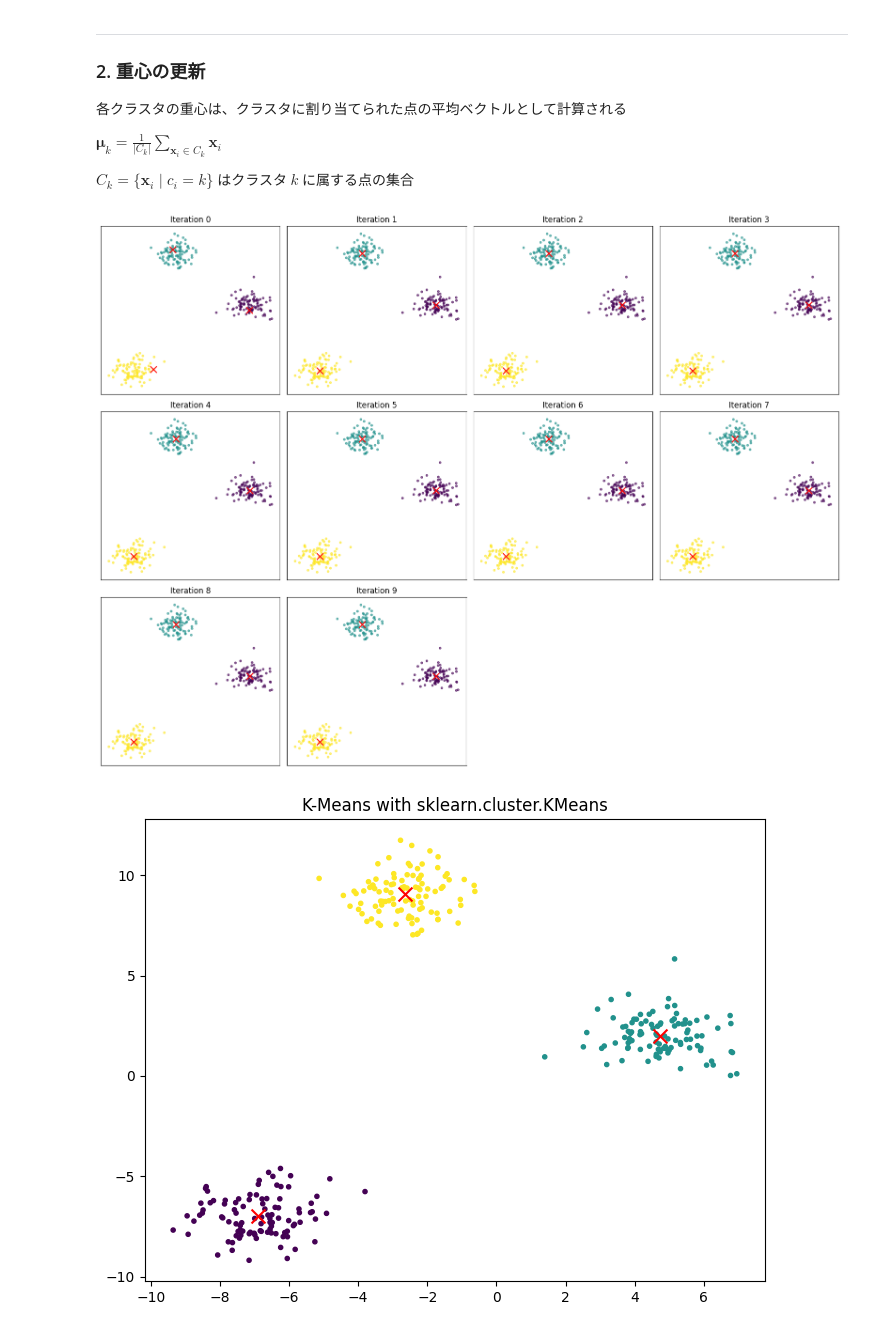
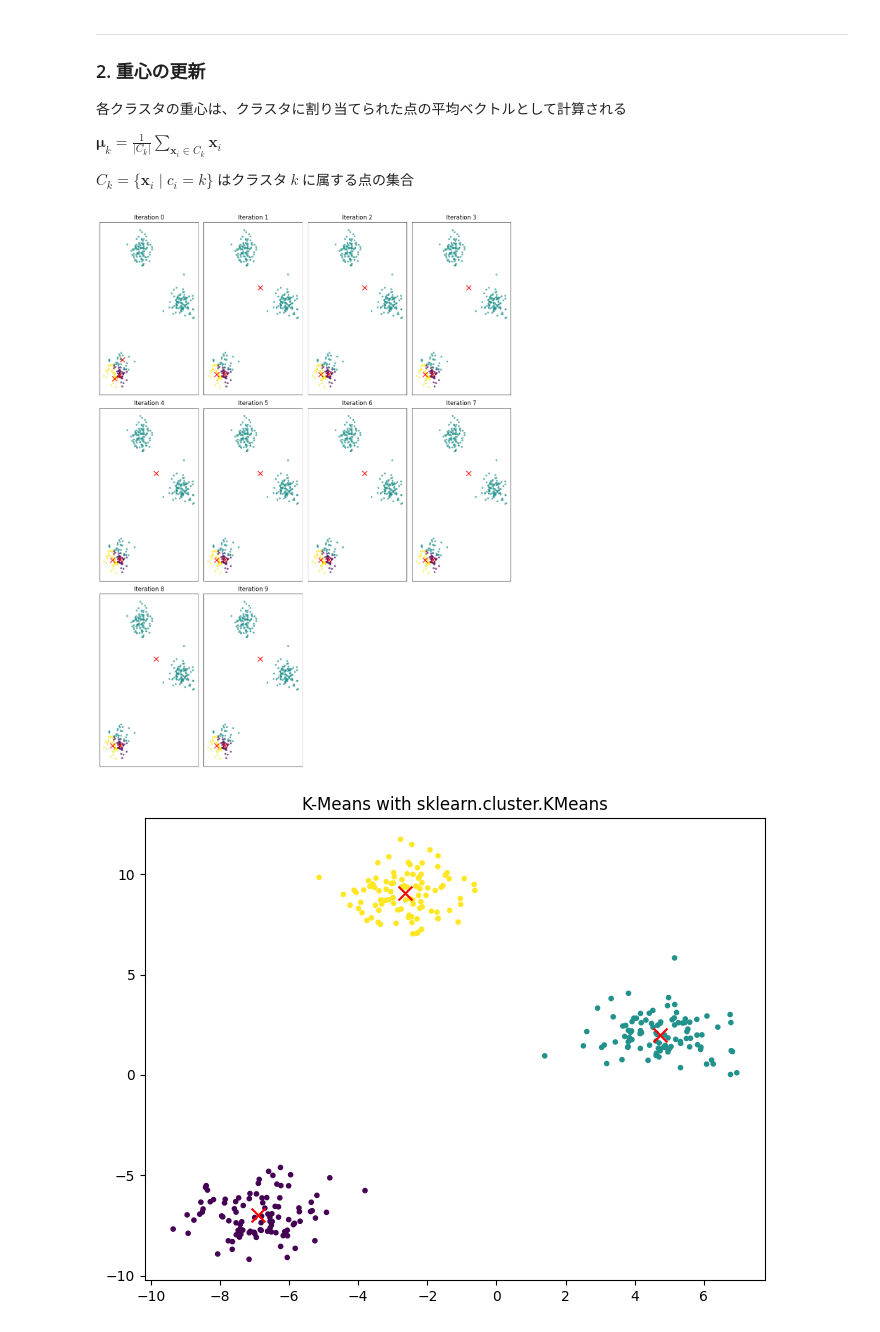
Before and after one commit to shin1300/machine_learning, a Jupyter notebook: notebooks/k-means.ipynb, the cells around one changed output. Saved outputs shown, nothing was run; the diff lists cells and outputs as text; code cells hidden in the pictures.

```diff
--- a/notebooks/k-means.ipynb
+++ b/notebooks/k-means.ipynb
@@ -33,10 +33,10 @@ from sklearn.cluster import KMeans
 # 最も近い重心を見つける関数
 def find_closest_centroids(X, centroids):
     idx = np.zeros(X.shape[0], dtype=int)
-    for i in range(X.shape[0]):
-        centroids #{=[2.0, 3.0],  [6.0, 7.0]}
-        distances = np.linalg.norm(X[i] - centroids, axis=1) #各差分ベクトルのユークリッド距離を計算
-        idx[i] = np.argmin(distances)#[1.414, 7.071]
+    for i in range(X.shape[0]): #X[i] = [3.0, 4.0]
+        #centroids =[[2.0, 3.0],  [6.0, 7.0]]
+        distances = np.linalg.norm(X[i] - centroids, axis=1) #[[1.0, 1.0], [-3.0, -3.0]],distances = [√(1²+1²), √(3²+3²)]
+        idx[i] = np.argmin(distances)#[1.414, 7.071]なら0をかえす
     return idx
 
 # 重心の再計算関数
@@ -52,72 +52,65 @@ def compute_centroids(X, idx, K):
     return centroids
 
 # 複数反復分のプロットを一枚の画像で表示する関数
-def plot_progress_kMeans_all_iters(X, centroids_list, previous_centroids_list, idx_list, K):
-    n_iters = len(centroids_list)
-    n_rows, n_cols = 3, 4
-    fig, axes = plt.subplots(n_rows, n_cols, figsize=(4 * n_cols, 4 * n_rows))
-    axes = axes.flatten()
+def plot_progress(X, centroids,idx):
+    n_iters = len(centroids)
+    fig, axes = plt.subplots(3, 4, figsize=(12, 16))
+    axes = axes.flatten() #axes[1][0]がaxes[3]に
 
     for i in range(n_iters):
         ax = axes[i]
-        centroids = centroids_list[i]
-        previous_centroids = previous_centroids_list[i]
-        idx = idx_list[i]
+        centroid = centroids[i]
+        id = idx[i]
 
-        ax.scatter(X[:, 0], X[:, 1], c=idx, cmap='viridis', marker='.', alpha=0.6)
-        ax.scatter(centroids[:, 0], centroids[:, 1], c='red', marker='x', s=100)
+        ax.scatter(X[:, 0], X[:, 1], c=id, cmap='viridis', marker='.', alpha=0.6)
+        ax.scatter(centroid[:, 0], centroid[:, 1], c='red', marker='x', s=100)
         ax.set_title(f'Iteration {i}')
         ax.set_xticks([])
         ax.set_yticks([])
 
-    for j in range(n_iters, n_rows * n_cols):
+    for j in range(n_iters, 12):
         fig.delaxes(axes[j])
 
     plt.tight_layout()
     plt.show()
 
 # 重心の初期化関数
 def kMeans_init_centroids(X, K):
-    randidx = np.random.permutation(X.shape[0])
-    centroids = X[randidx[:K]]
+    randidx = np.random.permutation(X.shape[0]) #randidx = [3, 0, 4, 1, 2]
+    centroids = X[randidx[:K]] #[3, 0]
     return centroids
 
 # K-Meansの実行とプロットをまとめた関数
-def run_kMeans_with_plot_all(X, initial_centroids, max_iters=10):
+def kMeans(X, initial_centroids, max_iters=10):
     K = initial_centroids.shape[0]
     centroids = initial_centroids.copy()
     centroids_list = [centroids.copy()]
-    previous_centroids_list = [centroids.copy()]
     idx_list = []
 
     for _ in range(max_iters):
-        idx = find_closest_centroids(X, centroids)
-        idx_list.append(idx.copy())
+        idx = find_closest_centroids(X, centroids) #[0, 0, 1, 1, 0]
+        idx_list.append(idx.copy()) #idx_list.append(idx) とした場合、idx_list に入るのは idx 配列への参照
         new_centroids = compute_centroids(X, idx, K)
+        centroids_list.append(new_centroids.copy())#[[[1.1667, 1.4667],[6.5, 8.0]],[[],[]] ]
 
-        previous_centroids_list.append(centroids.copy())
-        centroids_list.append(new_centroids.copy())
-
-        centroids = new_centroids
-
-    plot_progress_kMeans_all_iters(X, centroids_list[:-1], previous_centroids_list[:-1], idx_list, K)
+    #idx_list[0] に対応する重心は centroids_list[0]
+    plot_progress(X, centroids_list[:-1], idx_list)
 
     return centroids, idx_list[-1]
+
 
 
 
 # sklearnでクラスタリング用の2次元データを生成
 X, y_true = make_blobs(n_samples=300, centers=3, cluster_std=1.0, random_state=42)
 
-# クラスタ数
+# 初期設定
 K = 3
-
-# 初期重心の設定（ランダムにデータ点から選ぶ）
 initial_centroids = kMeans_init_centroids(X, K)
 
-# K-Meansの実行（プロットは一枚の画像にまとめて表示）
-centroids, idx = run_kMeans_with_plot_all(X, initial_centroids, max_iters=10)
+# K-Meansの実行
+centroids, idx = kMeans(X, initial_centroids, max_iters=10)
 # %% [output]
-[figure, old version]
+[figure, new version]
 # %%
 # sklearnによるKMeans実装
```
Also changed, not shown: parts of 1 cell of this notebook, 3 other files.
